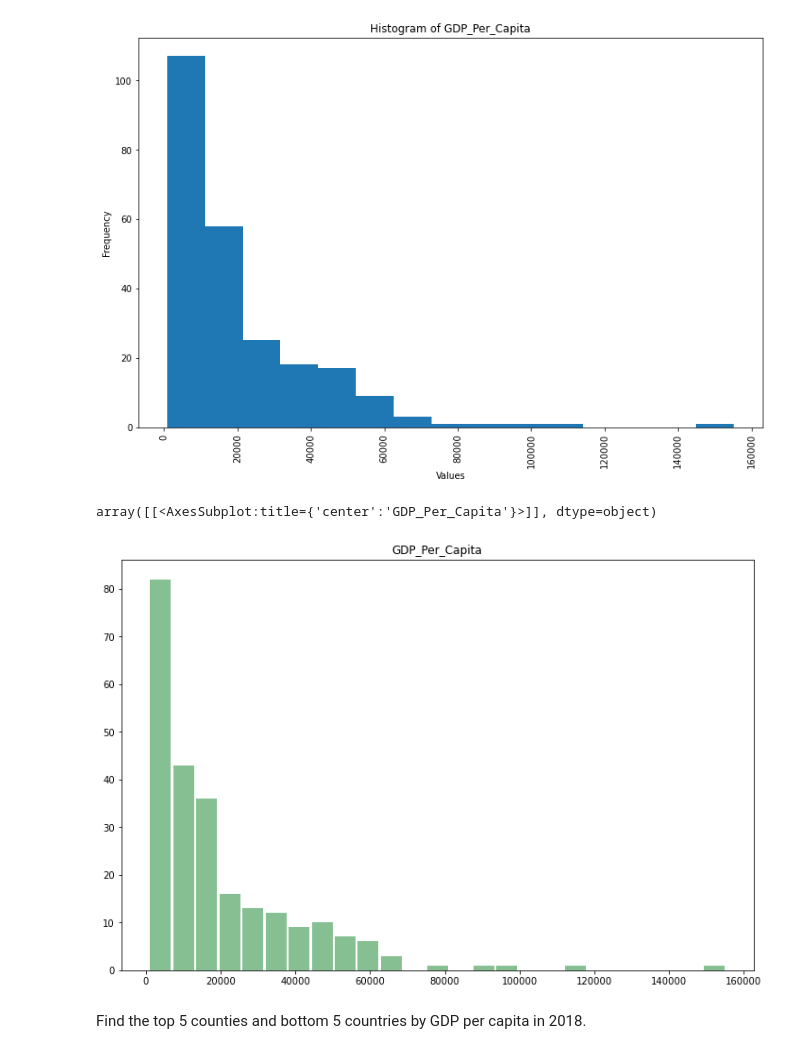
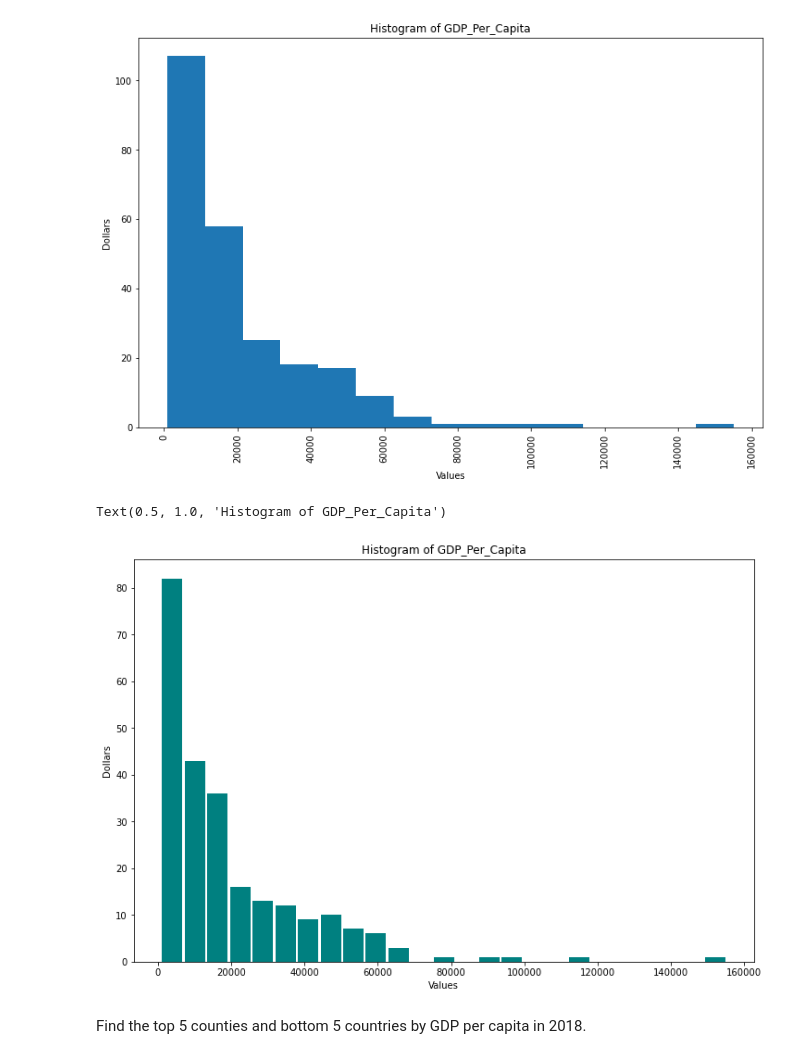
Before and after one commit to nss-data-science-cohort-7/un-exploration-gtorres2, a Jupyter notebook: UN_EXPLORATION_2.ipynb, the cells around one changed output. Saved outputs shown, nothing was run; the diff lists cells and outputs as text; code cells hidden in the pictures.

```diff
--- a/UN_EXPLORATION_2.ipynb
+++ b/UN_EXPLORATION_2.ipynb
@@ -242,9 +242,14 @@ plt.show()
 # %% [output]
 [figure]
 # %%
-gdp_2014.hist(column='GDP_Per_Capita', bins=25, grid=False, figsize=(12,8), color = '#86bf91', zorder=2, rwidth=0.9)
+gdp_2014.hist(column='GDP_Per_Capita',
+              bins=25, grid=False, figsize=(12,8), color = 'teal', zorder=2, rwidth=0.9)
+
+plt.xlabel('Values')
+plt.ylabel('Dollars')
+plt.title('Histogram of GDP_Per_Capita')
 # %% [output]
-array([[<AxesSubplot:title={'center':'GDP_Per_Capita'}>]], dtype=object)
+Text(0.5, 1.0, 'Histogram of GDP_Per_Capita')
-[figure, old version]
+[figure, new version]
 # %% [markdown]
 Find the top 5 counties and bottom 5 countries by GDP per capita in 2018.
```
Also changed, not shown: parts of 101 cells of this notebook.
